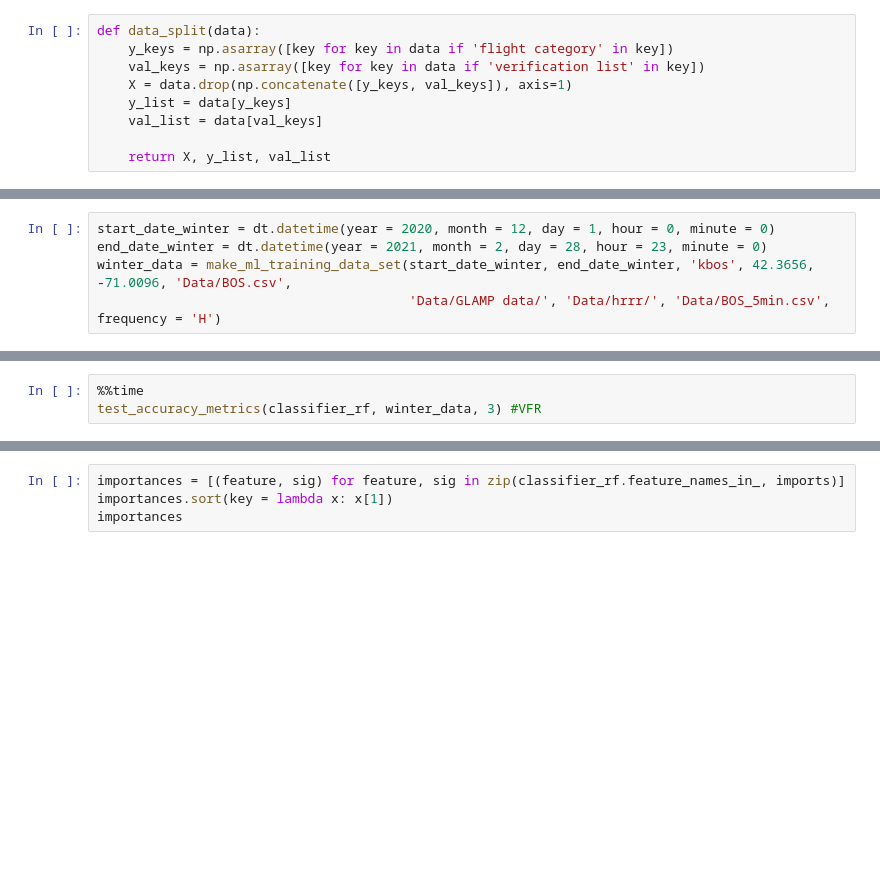
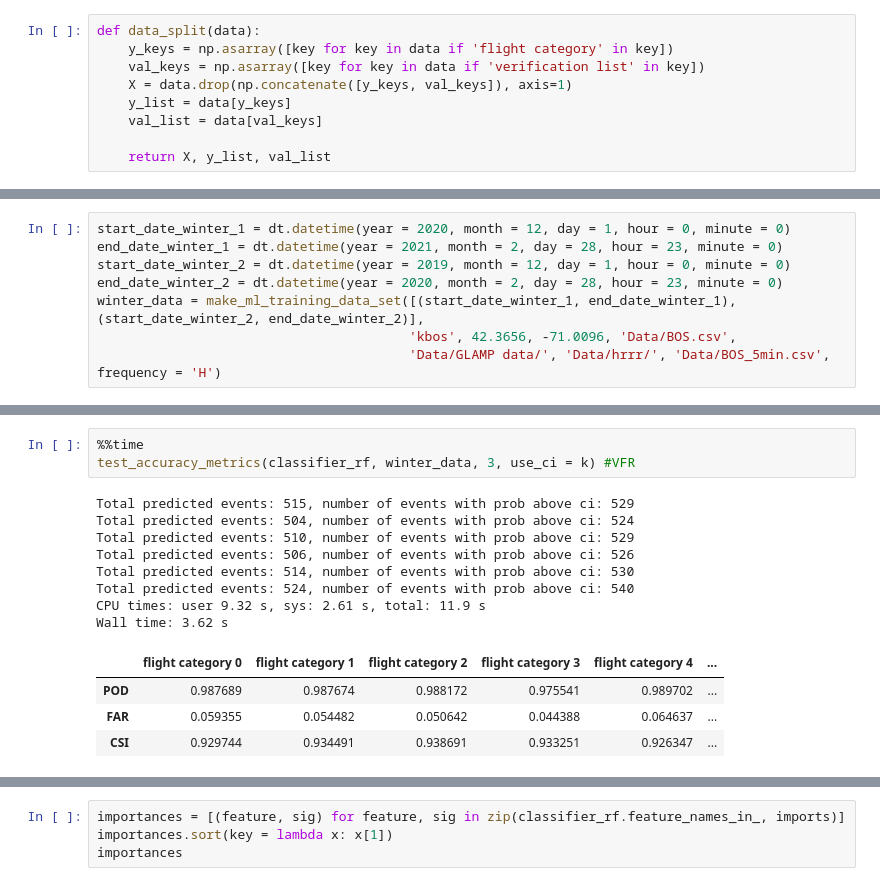
Before and after one commit to bparazin/nwsFlightCategories, a Jupyter notebook: ML prep.ipynb, the cells around one changed output, grey strips where cells are left out. Saved outputs shown, nothing was run; the diff lists cells and outputs as text; blank space fills up the shorter version.

```diff
--- a/ML prep.ipynb
+++ b/ML prep.ipynb
@@ -170,6 +151,9 @@ data = make_ml_training_data_set(start_date, end_date, 'kbos', 42.3656, -71.0096
 # %%
-start_date_winter = dt.datetime(year = 2020, month = 12, day = 1, hour = 0, minute = 0)
-end_date_winter = dt.datetime(year = 2021, month = 2, day = 28, hour = 23, minute = 0)
-winter_data = make_ml_training_data_set(start_date_winter, end_date_winter, 'kbos', 42.3656, -71.0096, 'Data/BOS.csv',
+start_date_winter_1 = dt.datetime(year = 2020, month = 12, day = 1, hour = 0, minute = 0)
+end_date_winter_1 = dt.datetime(year = 2021, month = 2, day = 28, hour = 23, minute = 0)
+start_date_winter_2 = dt.datetime(year = 2019, month = 12, day = 1, hour = 0, minute = 0)
+end_date_winter_2 = dt.datetime(year = 2020, month = 2, day = 28, hour = 23, minute = 0)
+winter_data = make_ml_training_data_set([(start_date_winter_1, end_date_winter_1), (start_date_winter_2, end_date_winter_2)],
+                                        'kbos', 42.3656, -71.0096, 'Data/BOS.csv',
                                         'Data/GLAMP data/', 'Data/hrrr/', 'Data/BOS_5min.csv', frequency = 'H')
 # %%
@@ -225,3 +230,16 @@ test_accuracy_metrics(classifier_rf, data, 3) #VFR
 # %%
 %%time
-test_accuracy_metrics(classifier_rf, winter_data, 3) #VFR
+test_accuracy_metrics(classifier_rf, winter_data, 3, use_ci = k) #VFR
+# %% [output]
+Total predicted events: 515, number of events with prob above ci: 529
+Total predicted events: 504, number of events with prob above ci: 524
+Total predicted events: 510, number of events with prob above ci: 529
+Total predicted events: 506, number of events with prob above ci: 526
+Total predicted events: 514, number of events with prob above ci: 530
+Total predicted events: 524, number of events with prob above ci: 540
+CPU times: user 9.32 s, sys: 2.61 s, total: 11.9 s
+Wall time: 3.62 s
+|  | flight category 0 | flight category 1 | flight category 2 | flight category 3 | flight category 4 | ... |
+| POD | 0.987689 | 0.987674 | 0.988172 | 0.975541 | 0.989702 | ... |
+| FAR | 0.059355 | 0.054482 | 0.050642 | 0.044388 | 0.064637 | ... |
+| CSI | 0.929744 | 0.934491 | 0.938691 | 0.933251 | 0.926347 | ... |
```
Also changed, not shown: parts of 30 cells of this notebook.
